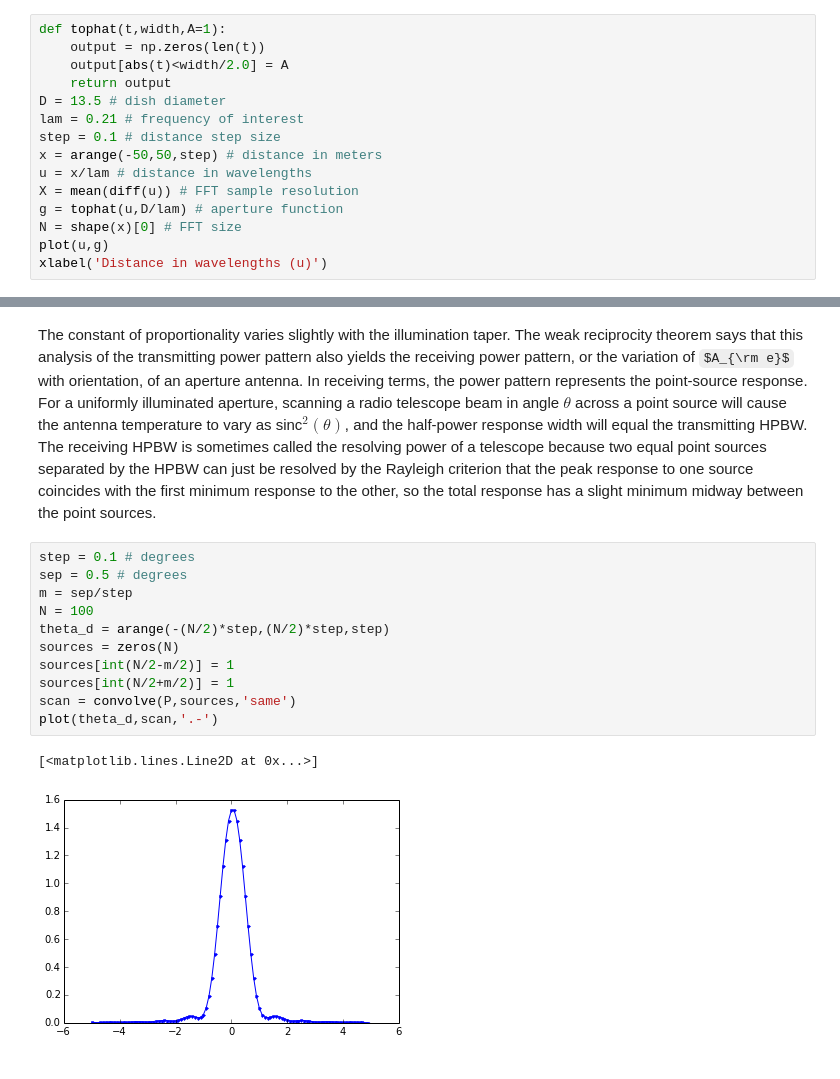
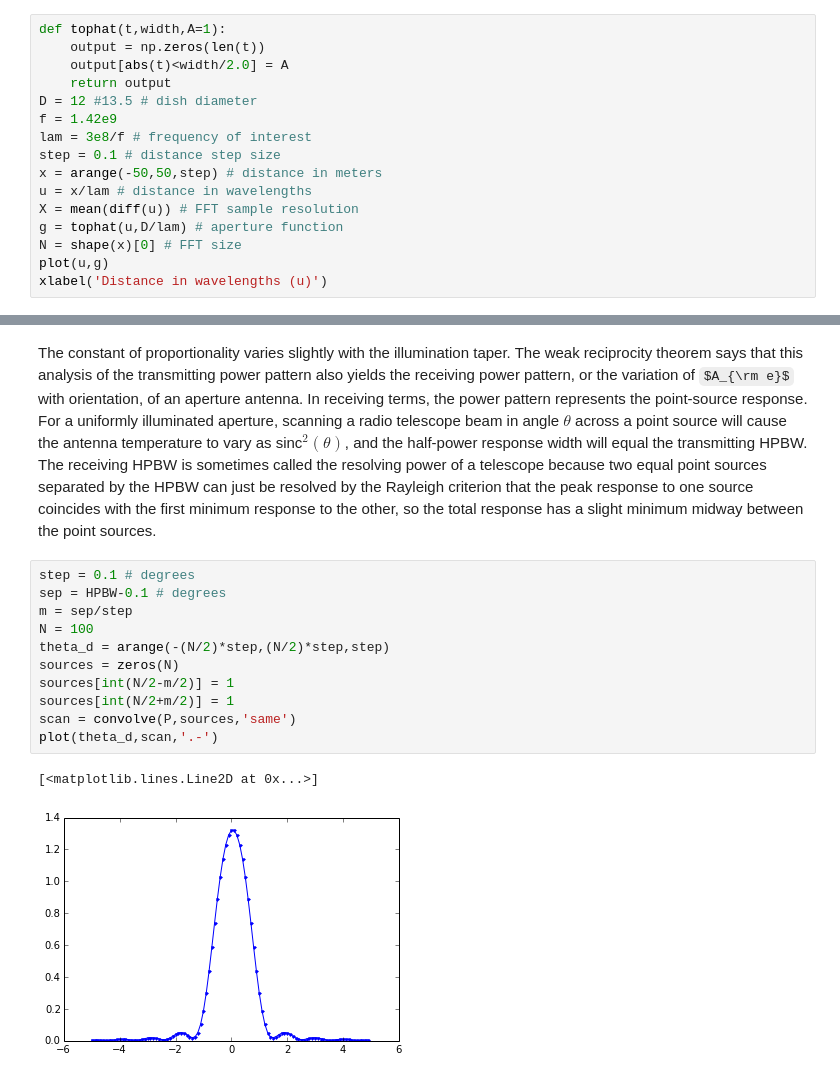
Before and after one commit to ska-sa/tutorials, a Jupyter notebook: 2_Radio_Astronomy_Honours/3_Antennas/Reflector Antennas.ipynb, the cells around one changed output, grey strips where cells are left out. Drawn from its saved outputs; the diff is of its cells as text; some formulas as TeX source.

Commit message:
Added content to the refelctor antennas section to try and improve the concept of what a single dish telescoep sees

```diff
--- a/2_Radio_Astronomy_Honours/3_Antennas/Reflector Antennas.ipynb
+++ b/2_Radio_Astronomy_Honours/3_Antennas/Reflector Antennas.ipynb
@@ -102,8 +134,9 @@ def tophat(t,width,A=1):
     output = np.zeros(len(t))
     output[abs(t)<width/2.0] = A
     return output
-D = 13.5 # dish diameter
-lam = 0.21 # frequency of interest
+D = 12 #13.5 # dish diameter
+f = 1.42e9
+lam = 3e8/f # frequency of interest
 step = 0.1 # distance step size
 x = arange(-50,50,step) # distance in meters
 u = x/lam # distance in wavelengths
@@ -168,15 +201,15 @@ The constant of proportionality varies slightly with the illumination taper.
 The weak reciprocity theorem says that this analysis of the transmitting power pattern also yields the receiving power pattern, or the variation of $A_{\rm e}$ with orientation, of an aperture antenna. In receiving terms, the power pattern represents the point-source response. For a uniformly illuminated aperture, scanning a radio telescope beam in angle $\theta$ across a point source will cause the antenna temperature to vary as sinc$^2(\theta)$, and the half-power response width will equal the transmitting HPBW. The receiving HPBW is sometimes called the resolving power of a telescope because two equal point sources separated by the HPBW can just be resolved by the Rayleigh criterion that the peak response to one source coincides with the first minimum response to the other, so the total response has a slight minimum midway between the point sources.
 # %%
 step = 0.1 # degrees
-sep = 0.5 # degrees
+sep = HPBW-0.1 # degrees
 m = sep/step
 N = 100
 theta_d = arange(-(N/2)*step,(N/2)*step,step)
 sources = zeros(N)
 sources[int(N/2-m/2)] = 1
 sources[int(N/2+m/2)] = 1
 scan = convolve(P,sources,'same')
 plot(theta_d,scan,'.-')
 # %% [output]
 [<matplotlib.lines.Line2D at 0x...>]
-[figure, old version]
+[figure, new version]
```
Also changed, not shown: parts of 22 cells of this notebook.
